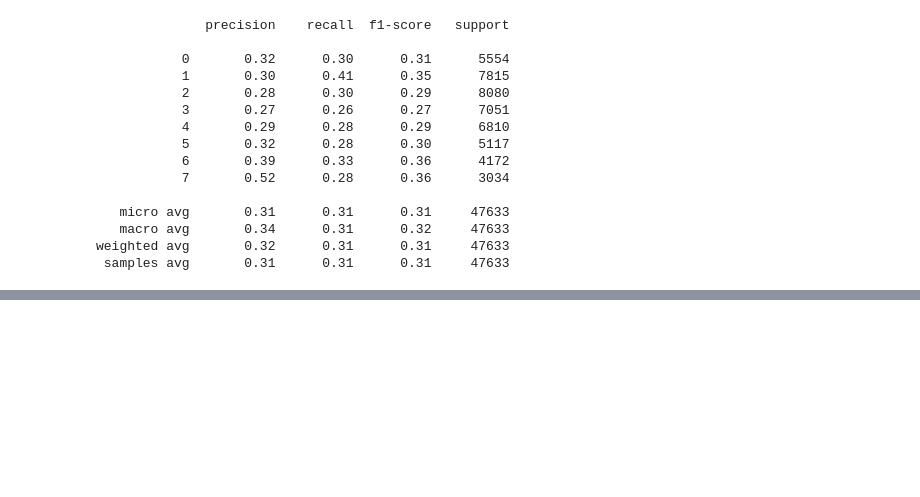
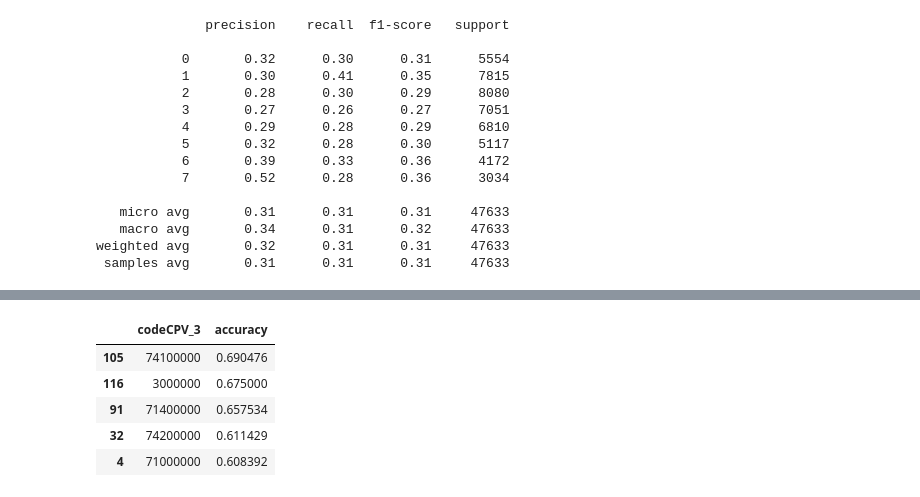
Before and after one commit to RonanB400/decp_ml, a Jupyter notebook: notebooks/PC_model_deep.ipynb, the cells around one changed output, grey strips where cells are left out. Cells and saved outputs as stored; diff of their text form; code cells hidden in the pictures; blank space fills up the shorter version.

```diff
--- a/notebooks/PC_model_deep.ipynb
+++ b/notebooks/PC_model_deep.ipynb
@@ -372,0 +464,9 @@ Name: count, dtype: int64
+# %%
+cpv_accuracy_df.head()
+# %% [output]
+|  | codeCPV_3 | accuracy |
+| 105 | 74100000 | 0.690476 |
+| 116 | 3000000 | 0.675000 |
+| 91 | 71400000 | 0.657534 |
+| 32 | 74200000 | 0.611429 |
+| 4 | 71000000 | 0.608392 |
```
Also changed, not shown: parts of 5 cells of this notebook.
